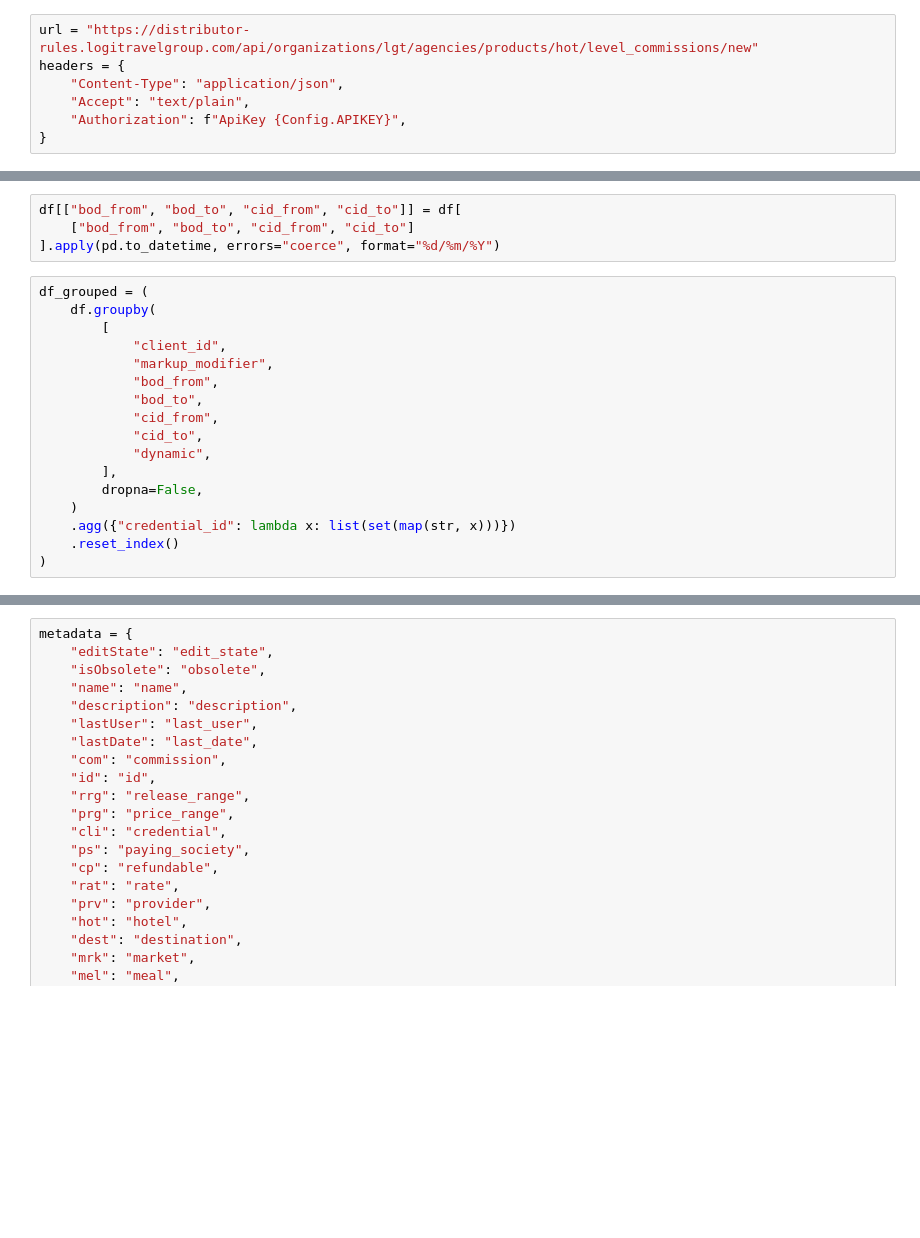
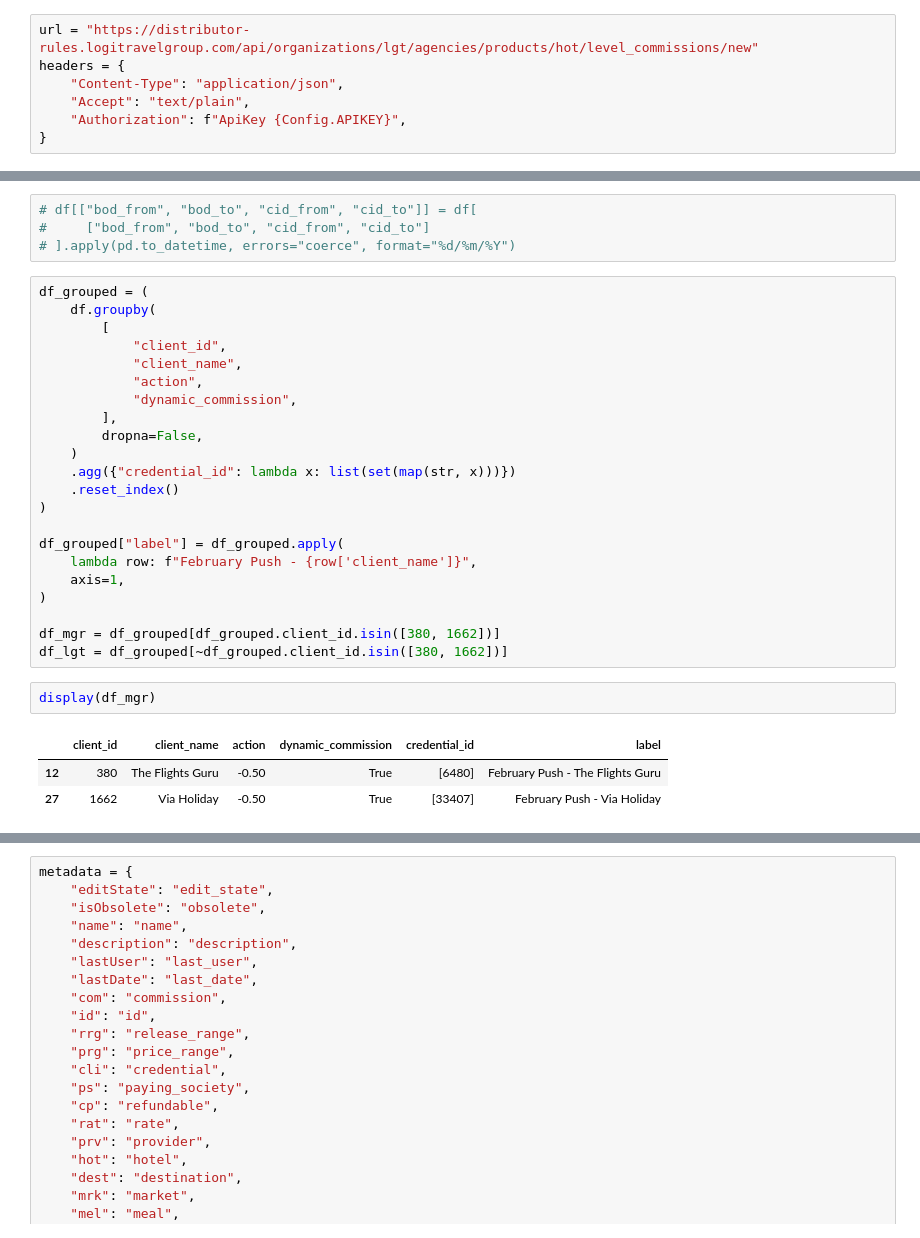
Before and after one commit to justivan/smyrooms-lab, a Jupyter notebook: notebooks/set_pricing_rules.ipynb, the cells around one changed output, grey strips where cells are left out. Cells and saved outputs as stored; diff of their text form; blank space fills up the shorter version.

```diff
--- a/notebooks/set_pricing_rules.ipynb
+++ b/notebooks/set_pricing_rules.ipynb
@@ -23,21 +59,32 @@ df = pd.read_csv(csv_file)
 # %%
-df[["bod_from", "bod_to", "cid_from", "cid_to"]] = df[
-    ["bod_from", "bod_to", "cid_from", "cid_to"]
-].apply(pd.to_datetime, errors="coerce", format="%d/%m/%Y")
+# df[["bod_from", "bod_to", "cid_from", "cid_to"]] = df[
+#     ["bod_from", "bod_to", "cid_from", "cid_to"]
+# ].apply(pd.to_datetime, errors="coerce", format="%d/%m/%Y")
 # %%
 df_grouped = (
     df.groupby(
         [
             "client_id",
-            "markup_modifier",
-            "bod_from",
-            "bod_to",
-            "cid_from",
-            "cid_to",
-            "dynamic",
+            "client_name",
+            "action",
+            "dynamic_commission",
         ],
         dropna=False,
     )
     .agg({"credential_id": lambda x: list(set(map(str, x)))})
     .reset_index()
 )
+
+df_grouped["label"] = df_grouped.apply(
+    lambda row: f"February Push - {row['client_name']}",
+    axis=1,
+)
+
+df_mgr = df_grouped[df_grouped.client_id.isin([380, 1662])]
+df_lgt = df_grouped[~df_grouped.client_id.isin([380, 1662])]
+# %%
+display(df_mgr)
+# %% [output]
+|  | client_id | client_name | action | dynamic_commission | credential_id | label |
+| 12 | 380 | The Flights Guru | -0.50 | True | [6480] | February Push - The Flights Guru |
+| 27 | 1662 | Via Holiday | -0.50 | True | [33407] | February Push - Via Holiday |
```
Also changed, not shown: parts of 8 cells of this notebook, 14 other files.
